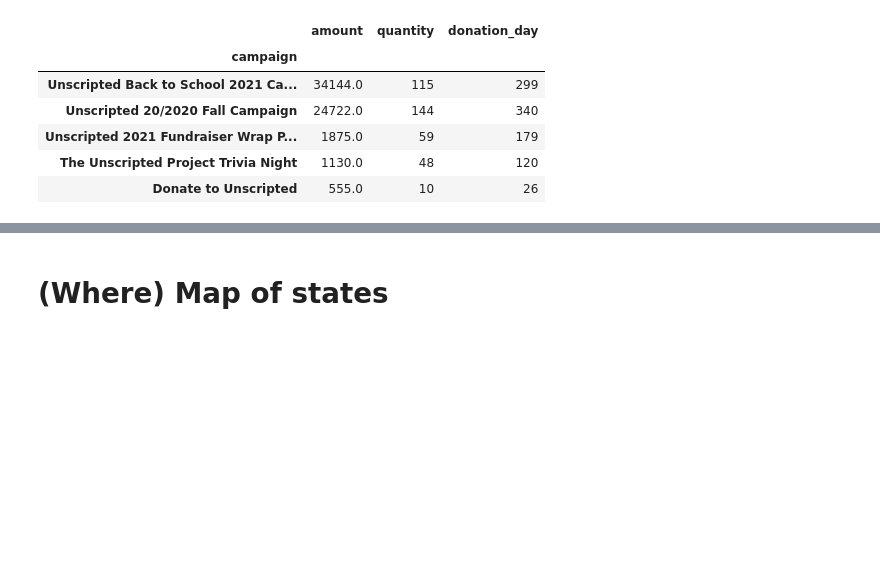
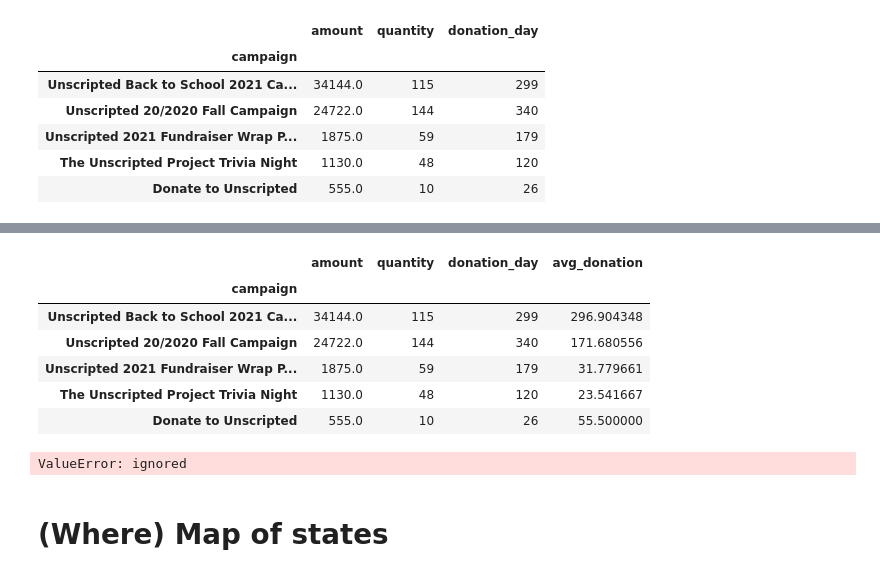
Before and after one commit to wcrowley342/Donordata, a Jupyter notebook: Donation_Data_Analysis.ipynb, the cells around one changed output, grey strips where cells are left out. Cells and saved outputs as stored; diff of their text form; code cells hidden in the pictures; blank space fills up the shorter version.

```diff
--- a/Donation_Data_Analysis.ipynb
+++ b/Donation_Data_Analysis.ipynb
@@ -361,3 +395,7 @@ best_campaign_sorted
 | Unscripted 2021 Fundraiser Wrap P... | 1875.0 | 59 | 179 |
 | The Unscripted Project Trivia Night | 1130.0 | 48 | 120 |
 | Donate to Unscripted | 555.0 | 10 | 26 |
+# %%
+best_campaign_sorted.avg_donation = best_campaign_sorted.amount / best_campaign_sorted.quantity
+
+best_campaign_sorted
@@ -364,3 +411,21 @@ best_campaign_sorted
+# %%
+df2 = best_campaign_sorted.assign(avg_donation = best_campaign_sorted.amount / best_campaign_sorted.quantity)
+df2
+# %% [output]
+|  | amount | quantity | donation_day | avg_donation |
+| campaign |  |  |  |  |
+| Unscripted Back to School 2021 Ca... | 34144.0 | 115 | 299 | 296.904348 |
+| Unscripted 20/2020 Fall Campaign | 24722.0 | 144 | 340 | 171.680556 |
+| Unscripted 2021 Fundraiser Wrap P... | 1875.0 | 59 | 179 | 31.779661 |
+| The Unscripted Project Trivia Night | 1130.0 | 48 | 120 | 23.541667 |
+| Donate to Unscripted | 555.0 | 10 | 26 | 55.500000 |
+# %%
+fig = px.line(df2, x='campaign', y='avg_donation',              markers=True,
+              width=450, height=250)
+fig.update_traces(marker=dict(size=10))
+fig
+# %% [output]
+ValueError: ignored
 # %% [markdown]
 # (Where) Map of states
 # %%
```
Also changed, not shown: parts of 9 cells of this notebook.
